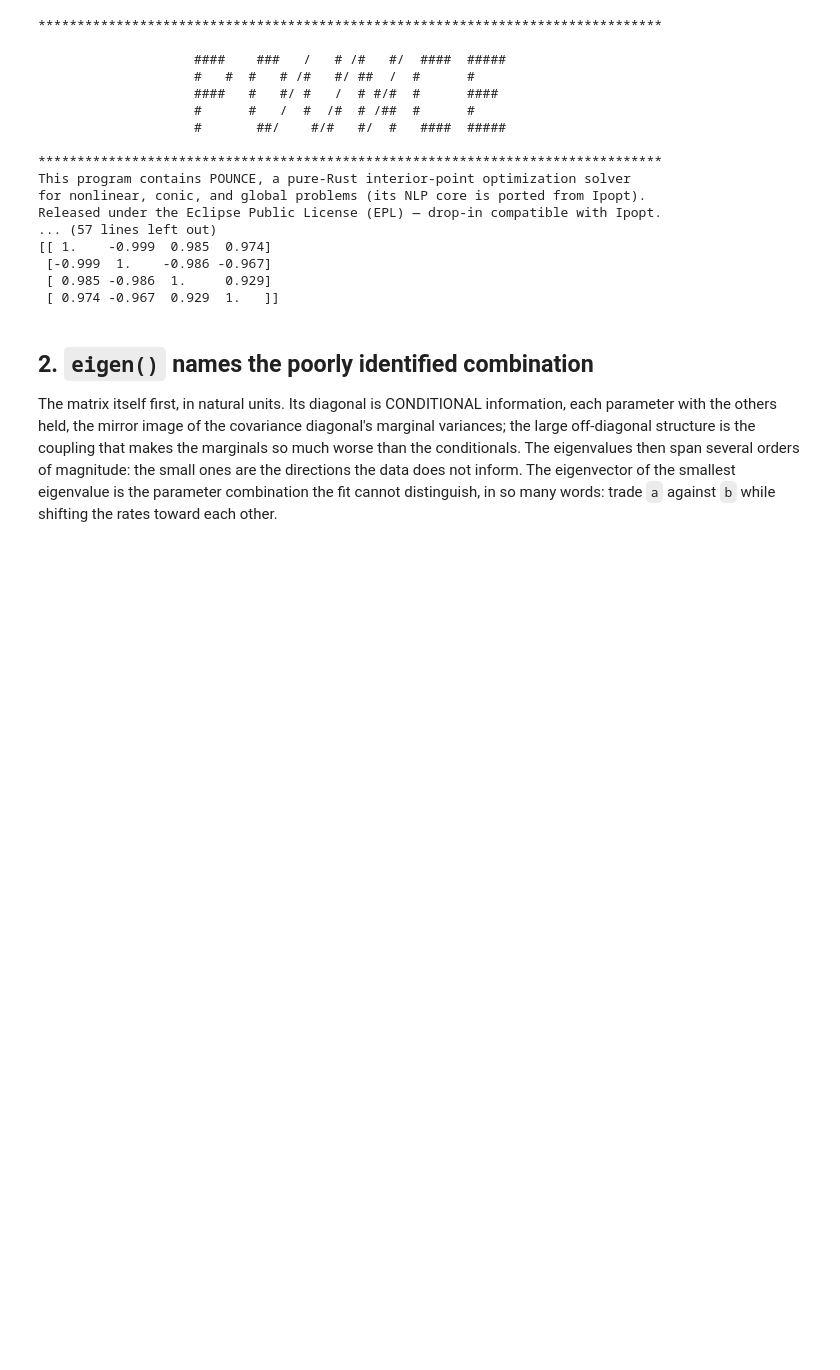
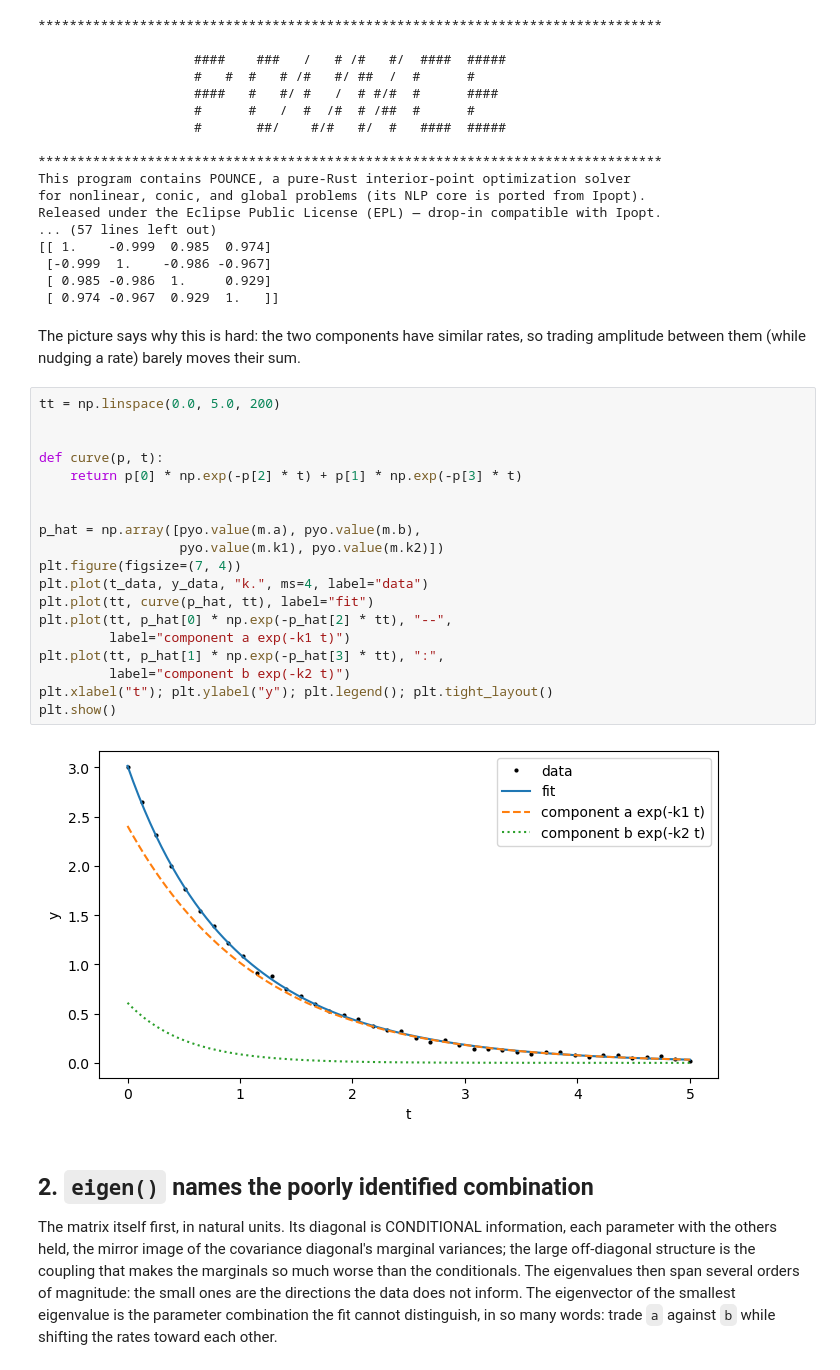
Before and after one commit to GermanHeim/pounce, a Jupyter notebook: python/notebooks/31_information_identifiability.ipynb, the cells around one changed output. Drawn from its saved outputs; the diff is of its cells as text; blank space fills up the shorter version.

```diff
--- a/python/notebooks/31_information_identifiability.ipynb
+++ b/python/notebooks/31_information_identifiability.ipynb
@@ -83,6 +83,31 @@ Released under the Eclipse Public License (EPL) — drop-in compatible with Ipop
  [-0.999  1.    -0.986 -0.967]
  [ 0.985 -0.986  1.     0.929]
  [ 0.974 -0.967  0.929  1.   ]]
+# %% [markdown]
+The picture says why this is hard: the two components have similar
+rates, so trading amplitude between them (while nudging a rate) barely
+moves their sum.
+# %%
+tt = np.linspace(0.0, 5.0, 200)
+
+
+def curve(p, t):
+    return p[0] * np.exp(-p[2] * t) + p[1] * np.exp(-p[3] * t)
+
+
+p_hat = np.array([pyo.value(m.a), pyo.value(m.b),
+                  pyo.value(m.k1), pyo.value(m.k2)])
+plt.figure(figsize=(7, 4))
+plt.plot(t_data, y_data, "k.", ms=4, label="data")
+plt.plot(tt, curve(p_hat, tt), label="fit")
+plt.plot(tt, p_hat[0] * np.exp(-p_hat[2] * tt), "--",
+         label="component a exp(-k1 t)")
+plt.plot(tt, p_hat[1] * np.exp(-p_hat[3] * tt), ":",
+         label="component b exp(-k2 t)")
+plt.xlabel("t"); plt.ylabel("y"); plt.legend(); plt.tight_layout()
+plt.show()
+# %% [output]
+[figure, added]
 # %% [markdown]
 ## 2. `eigen()` names the poorly identified combination
 
```
Also changed, not shown: parts of 2 cells of this notebook, 1 other file.
